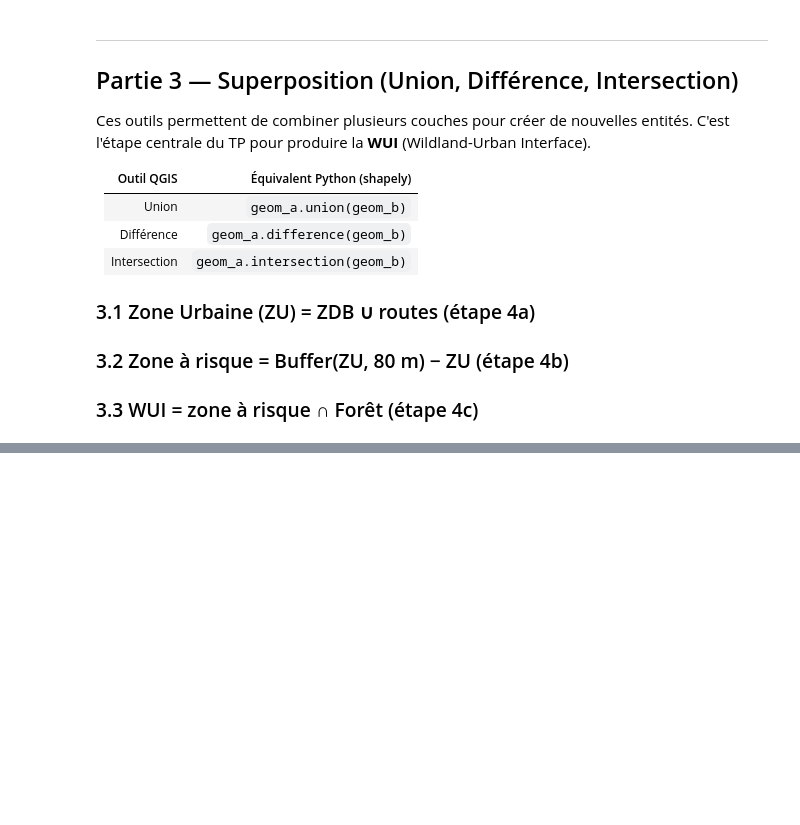
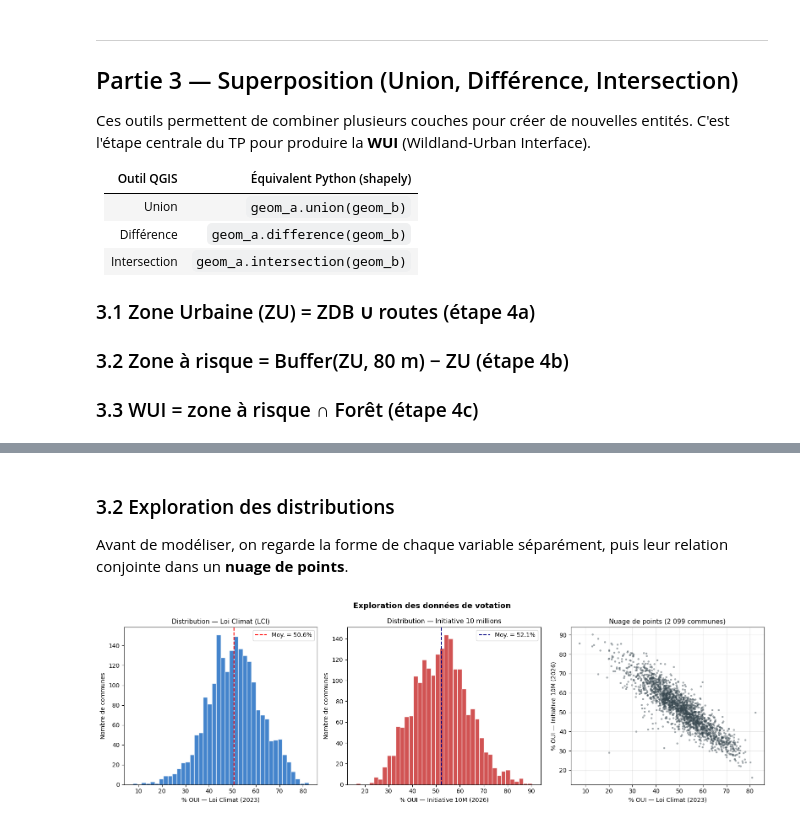
Before and after one commit to gse-unil/2026_Geoinformatique_II, a Jupyter notebook: tps/tp-py03.ipynb, the cells around one changed output, grey strips where cells are left out. Cells and saved outputs as stored; diff of their text form; code cells hidden in the pictures; blank space fills up the shorter version.

```diff
--- a/tps/tp-py03.ipynb
+++ b/tps/tp-py03.ipynb
@@ -864,0 +451,39 @@ Régression linéaire — population ~ nombre de bâtiments
+# %% [markdown]
+### 3.2 Exploration des distributions
+
+Avant de modéliser, on regarde la forme de chaque variable séparément,
+puis leur relation conjointe dans un **nuage de points**.
+# %%
+fig, axes = plt.subplots(1, 3, figsize=(16, 5))
+
+# Histogramme LCI
+axes[0].hist(df['oui_pct_lci'], bins=40, color='#1565c0', alpha=0.8, edgecolor='white')
+axes[0].axvline(df['oui_pct_lci'].mean(), color='red', linewidth=1.5, linestyle='--',
+                label=f"Moy. = {df['oui_pct_lci'].mean():.1f}%")
+axes[0].set_xlabel('% OUI — Loi Climat (2023)')
+axes[0].set_ylabel('Nombre de communes')
+axes[0].set_title('Distribution — Loi Climat (LCI)', fontsize=11)
+axes[0].legend()
+
+# Histogramme 10M
+axes[1].hist(df['oui_pct_m10'], bins=40, color='#c62828', alpha=0.8, edgecolor='white')
+axes[1].axvline(df['oui_pct_m10'].mean(), color='navy', linewidth=1.5, linestyle='--',
+                label=f"Moy. = {df['oui_pct_m10'].mean():.1f}%")
+axes[1].set_xlabel('% OUI — Initiative 10M (2026)')
+axes[1].set_ylabel('Nombre de communes')
+axes[1].set_title('Distribution — Initiative 10 millions', fontsize=11)
+axes[1].legend()
+
+# Premier nuage de points
+axes[2].scatter(df['oui_pct_lci'], df['oui_pct_m10'],
+                s=6, alpha=0.35, color='#37474f')
+axes[2].set_xlabel('% OUI — Loi Climat (2023)')
+axes[2].set_ylabel('% OUI — Initiative 10M (2026)')
+axes[2].set_title('Nuage de points (2 099 communes)', fontsize=11)
+axes[2].grid(True, alpha=0.3)
+
+plt.suptitle('Exploration des données de votation', fontsize=13, fontweight='bold')
+plt.tight_layout()
+plt.show()
+# %% [output]
+[figure, added]
```
Also changed, not shown: parts of 31 cells of this notebook, 2 other files.
